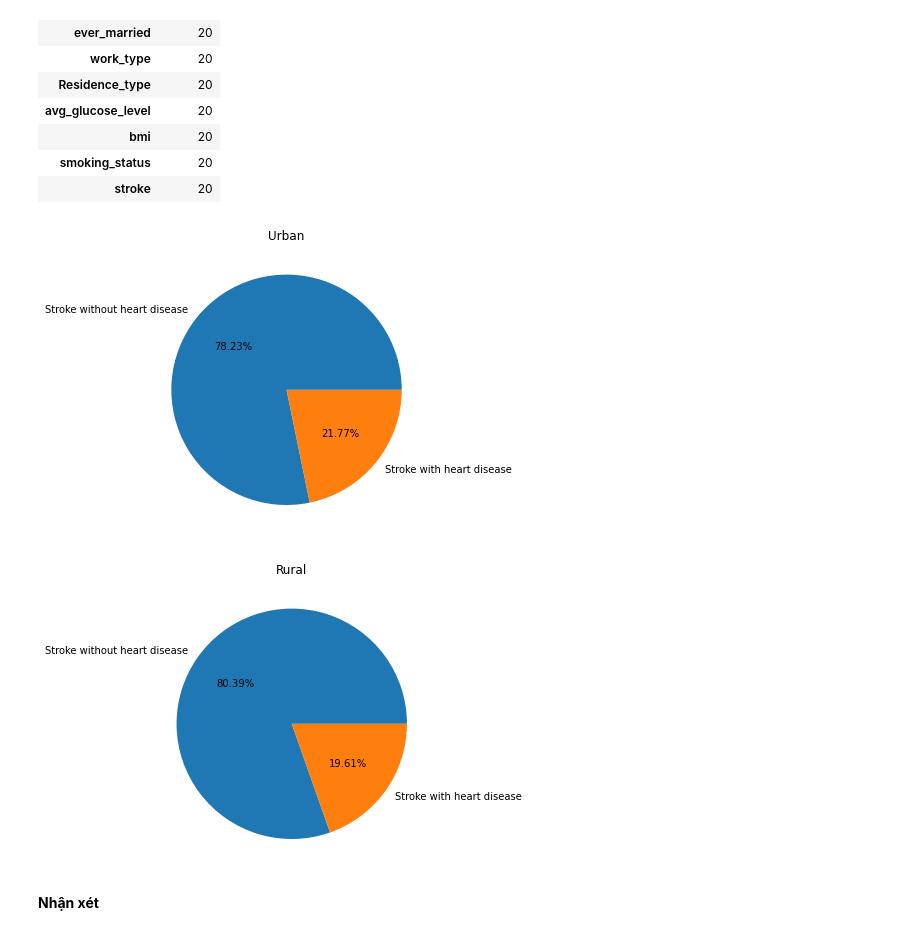
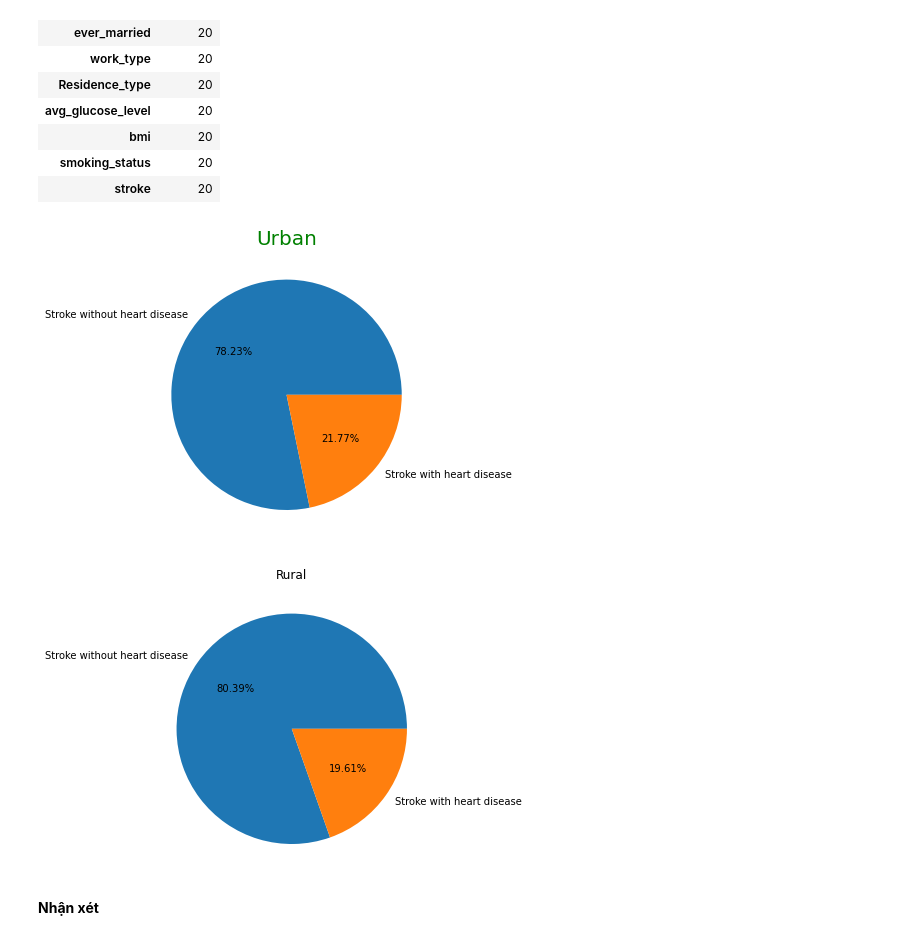
Before and after one commit to luthevy/LTKHDL_Final, a Jupyter notebook: vỹ.ipynb, the cells around one changed output. Saved outputs shown, nothing was run; the diff lists cells and outputs as text; code cells hidden in the pictures.

```diff
--- a/vỹ.ipynb
+++ b/vỹ.ipynb
@@ -420,21 +420,23 @@ pd.DataFrame(num_heart_disease_rural, columns = ['Số dòng'])
 # %%
 percent_heart_disease_urban = (num_heart_disease_urban[0] / num_stroke_urban[0]) * 100
 
 fig = plt.figure(0)
 ax = fig.add_axes([0,0,1,1])
 ax.axis('equal')
 names = ['Stroke without heart disease','Stroke with heart disease']
 ax.pie([100 - percent_heart_disease_urban,percent_heart_disease_urban], labels = names,autopct='%1.2f%%')
-plt.title("Urban")
+plt.title(label='Urban',
+          fontsize=20,
+          color='green')
 plt.show()
 
 fig = plt.figure(1)
 ax = fig.add_axes([0,0,1,1])
 ax.pie([100 - percent_heart_disease_rural,percent_heart_disease_rural], labels = names,autopct='%1.2f%%')
 plt.title("Rural")
 plt.show()
 # %% [output]
-[figure, old version]
+[figure, new version]
 [figure]
 # %% [markdown]
 **Nhận xét**
```
